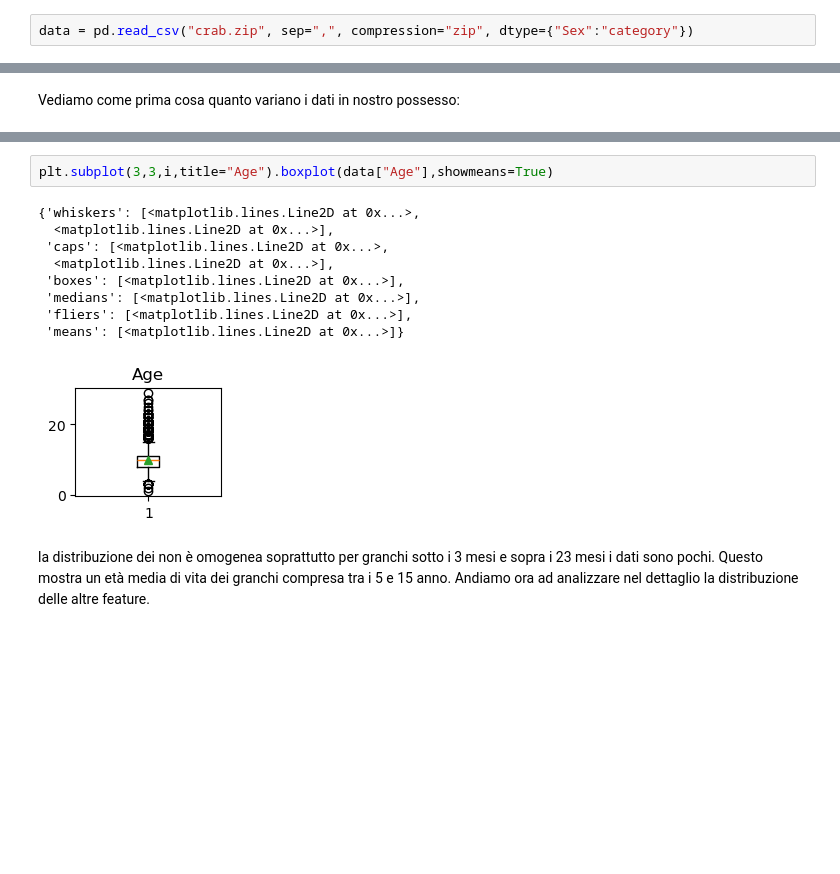
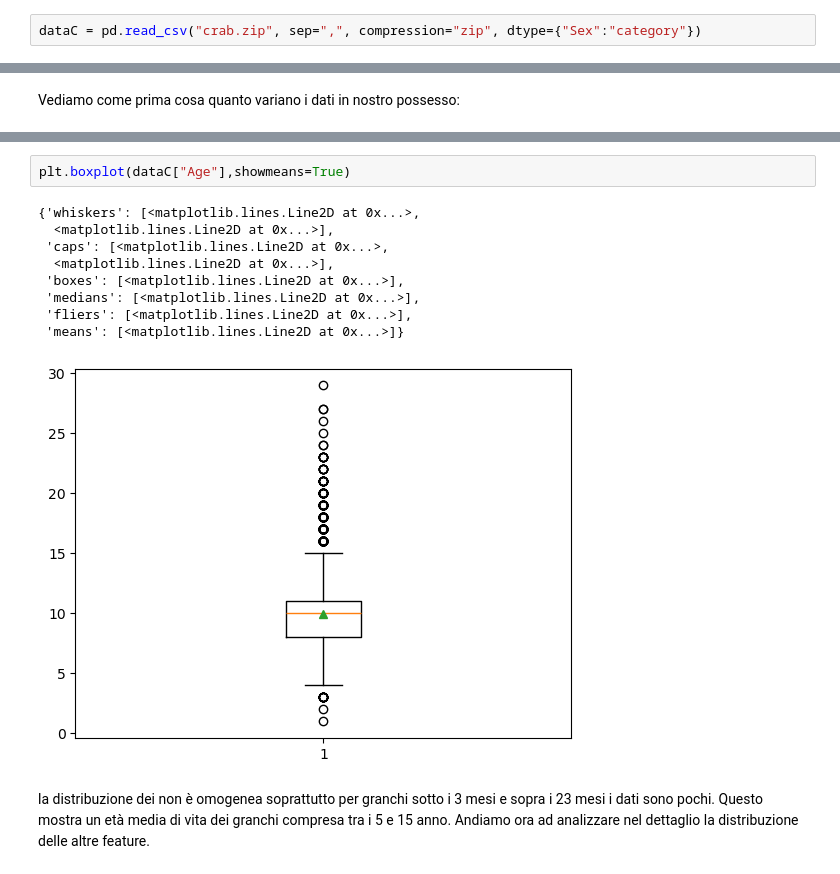
Before and after one commit to ilBollo/DataIntensive_Project_Crab, a Jupyter notebook: age_of_crab.ipynb, the cells around one changed output, grey strips where cells are left out. Saved outputs shown, nothing was run; the diff lists cells and outputs as text; blank space fills up the shorter version.

```diff
--- a/age_of_crab.ipynb
+++ b/age_of_crab.ipynb
@@ -80,5 +75,5 @@ memory usage: 273.9+ KB
 # %% [markdown]
 la colonna sex contiene solo i valori "F", "M" e "I" per questo motivo occupa troppo spazio come object ricarichiamo la colonna con tipo category per ottimizzare il consumo di memoria
 # %%
-data = pd.read_csv("crab.zip", sep=",", compression="zip", dtype={"Sex":"category"})
+dataC = pd.read_csv("crab.zip", sep=",", compression="zip", dtype={"Sex":"category"})
 # %%
@@ -148,17 +143,17 @@ Age
 29      1
 Name: count, dtype: int64
 # %%
-plt.subplot(3,3,i,title="Age").boxplot(data["Age"],showmeans=True)
+plt.boxplot(dataC["Age"],showmeans=True)
 # %% [output]
 {'whiskers': [<matplotlib.lines.Line2D at 0x...>,
   <matplotlib.lines.Line2D at 0x...>],
  'caps': [<matplotlib.lines.Line2D at 0x...>,
   <matplotlib.lines.Line2D at 0x...>],
  'boxes': [<matplotlib.lines.Line2D at 0x...>],
  'medians': [<matplotlib.lines.Line2D at 0x...>],
  'fliers': [<matplotlib.lines.Line2D at 0x...>],
  'means': [<matplotlib.lines.Line2D at 0x...>]}
-[figure, old version]
+[figure, new version]
 # %% [markdown]
 la distribuzione dei non è omogenea soprattutto per granchi sotto i 3 mesi e sopra i 23 mesi i dati sono pochi. Questo mostra un età media di vita dei granchi compresa tra i 5 e 15 anno.
 Andiamo ora ad analizzare  nel dettaglio la distribuzione delle altre feature.
```
Also changed, not shown: parts of 107 cells of this notebook.
